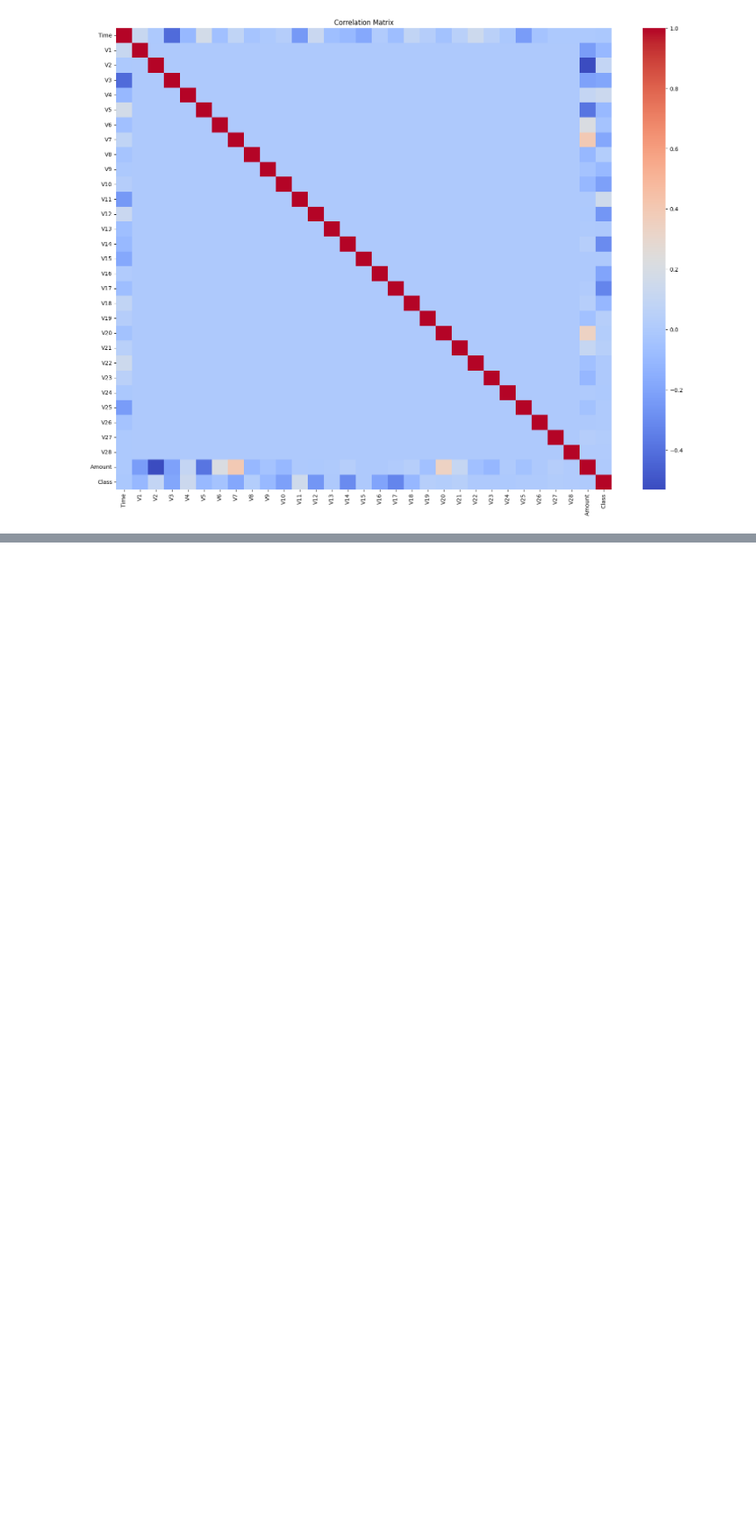
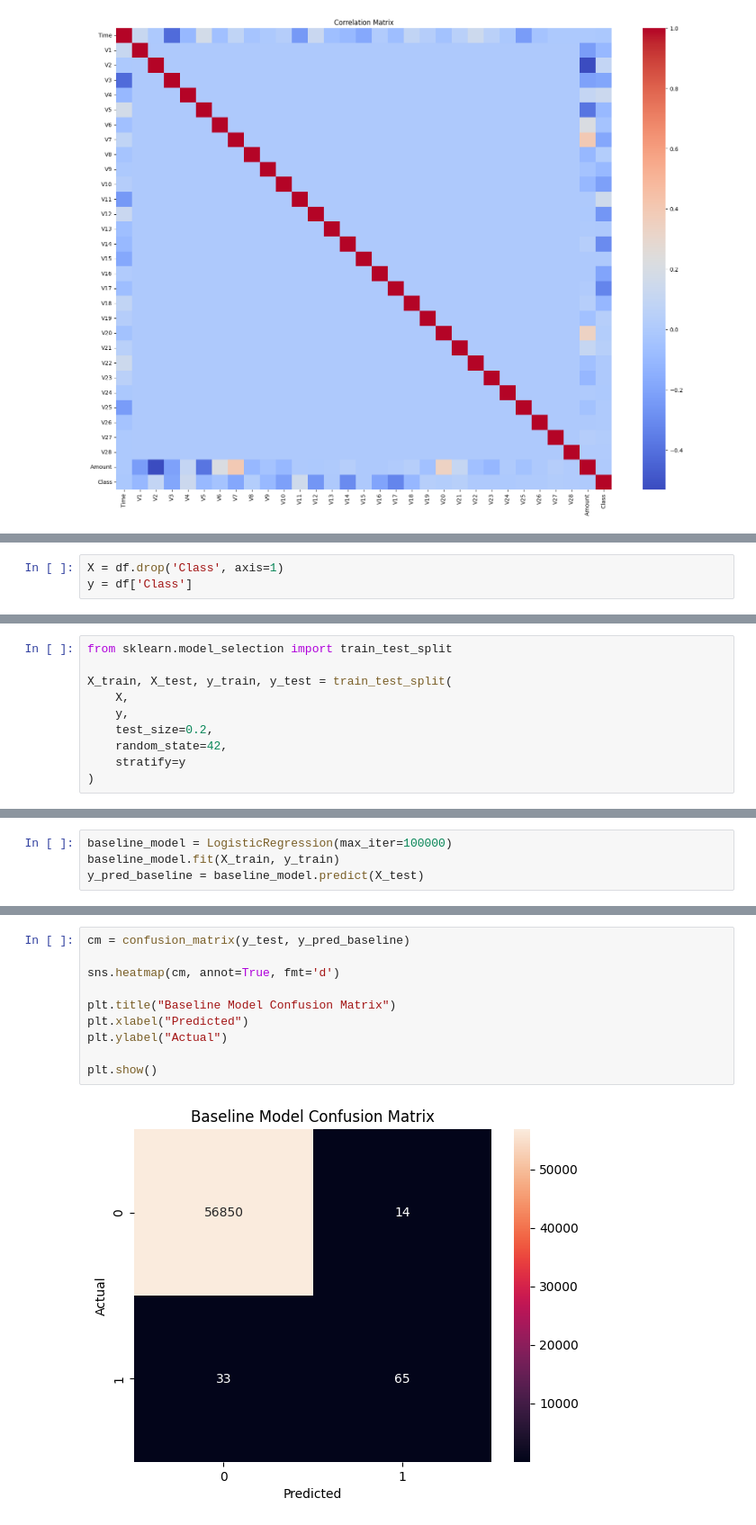
Before and after one commit to vantablade/Credit-Card-Fraud-Detection, a Jupyter notebook: analysis_notebook.ipynb, the cells around one changed output, grey strips where cells are left out. Shown at 90% size. Cells and saved outputs as stored; diff of their text form; blank space fills up the shorter version.

```diff
--- a/analysis_notebook.ipynb
+++ b/analysis_notebook.ipynb
@@ -99,0 +116,3 @@ plt.show()
+# %%
+X = df.drop('Class', axis=1)
+y = df['Class']
@@ -99,0 +140,10 @@ plt.show()
+# %%
+from sklearn.model_selection import train_test_split
+
+X_train, X_test, y_train, y_test = train_test_split(
+    X,
+    y,
+    test_size=0.2,
+    random_state=42,
+    stratify=y
+)
@@ -99,0 +158,4 @@ plt.show()
+# %%
+baseline_model = LogisticRegression(max_iter=100000)
+baseline_model.fit(X_train, y_train)
+y_pred_baseline = baseline_model.predict(X_test)
@@ -99,0 +188,12 @@ plt.show()
+# %%
+cm = confusion_matrix(y_test, y_pred_baseline)
+
+sns.heatmap(cm, annot=True, fmt='d')
+
+plt.title("Baseline Model Confusion Matrix")
+plt.xlabel("Predicted")
+plt.ylabel("Actual")
+
+plt.show()
+# %% [output]
+[figure, added]
```
Also changed, not shown: parts of 33 cells of this notebook.
